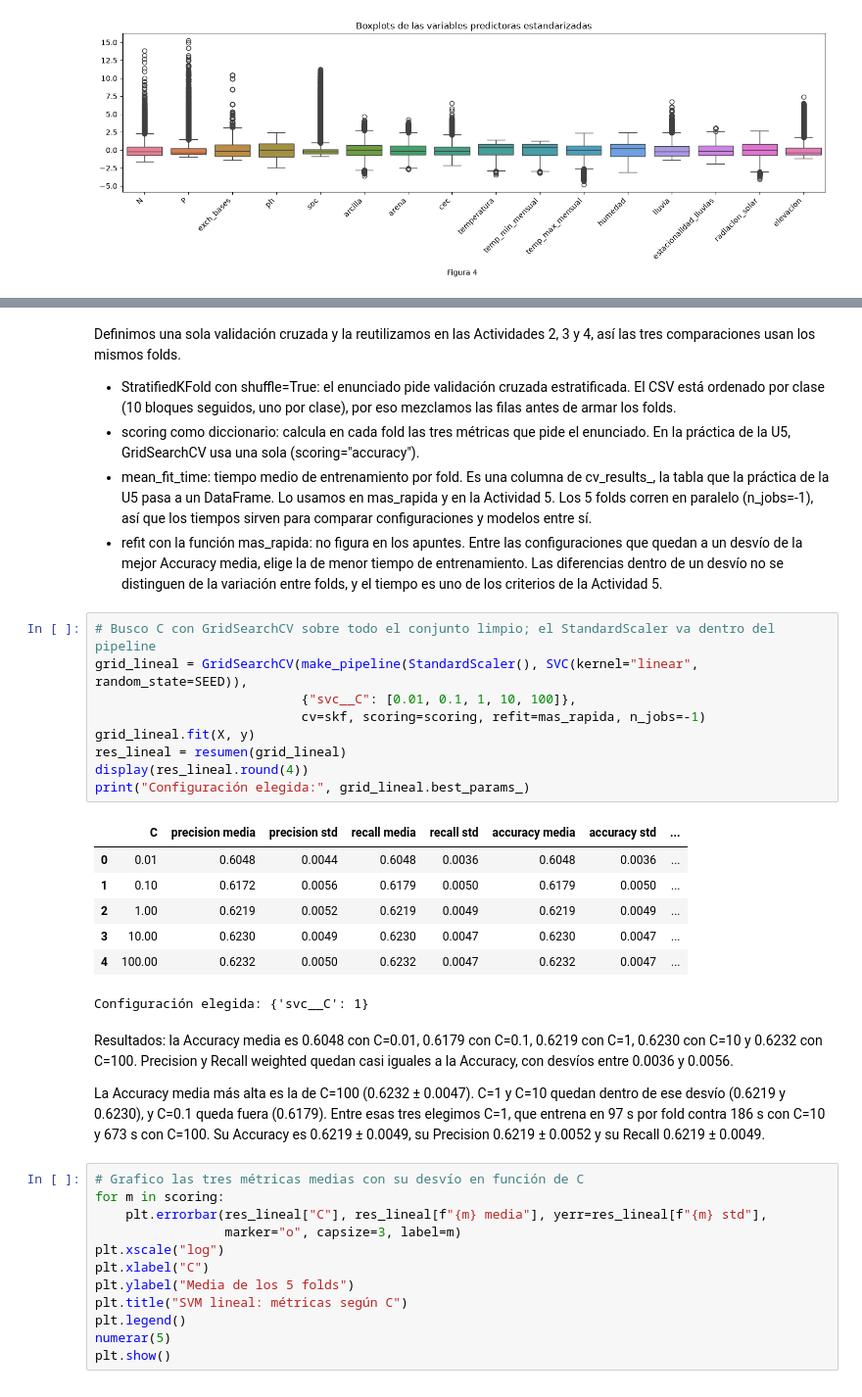
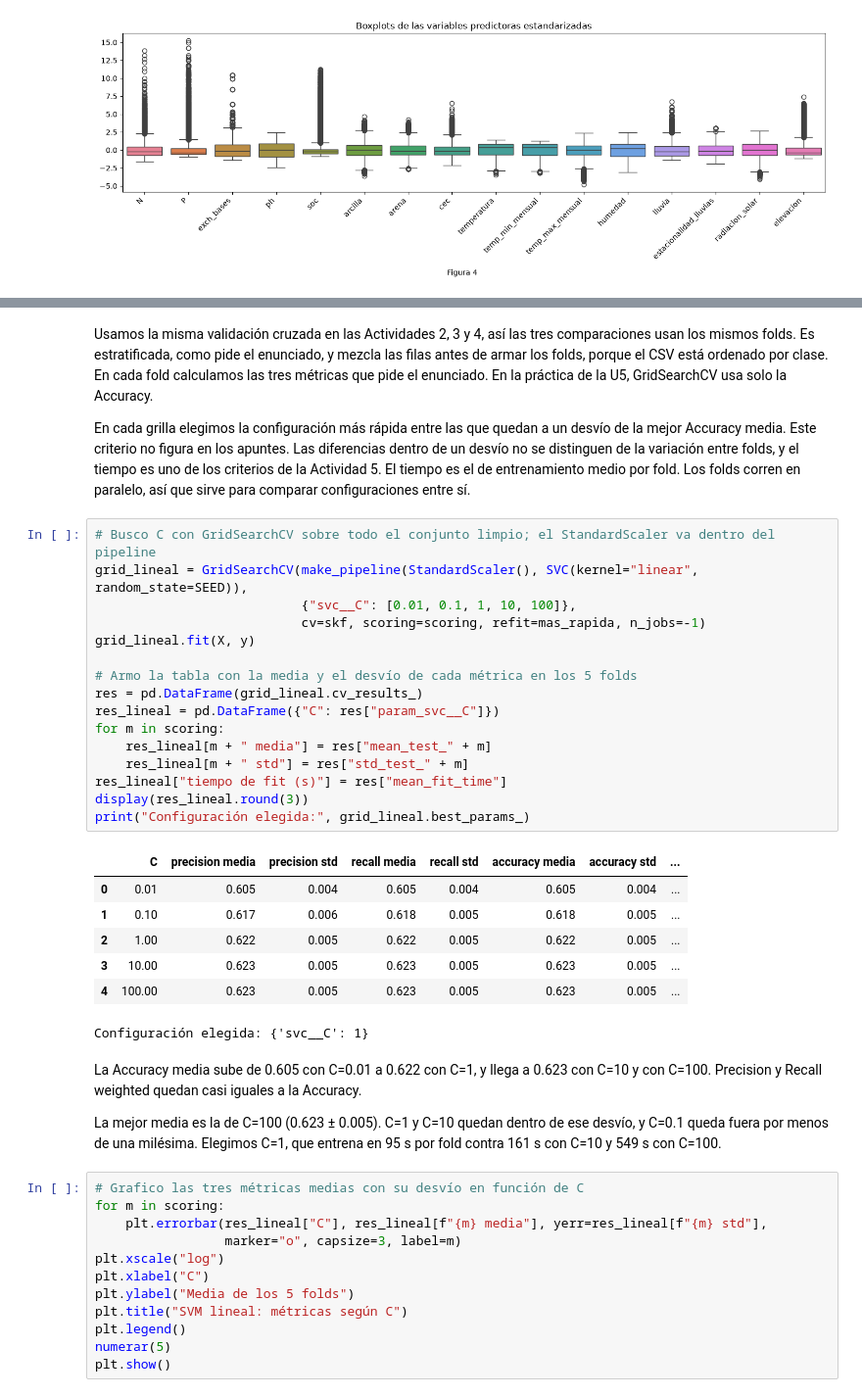
Before and after one commit to winttita/TP_MD_Frank_Winter, a Jupyter notebook: TP3/TP3_MD_Frank_Winter.ipynb, the cells around one changed output, grey strips where cells are left out. Shown at 98% size. Cells and saved outputs as stored; diff of their text form.

```diff
--- a/TP3/TP3_MD_Frank_Winter.ipynb
+++ b/TP3/TP3_MD_Frank_Winter.ipynb
@@ -356,33 +339,37 @@ def mas_rapida(cv_results):
     umbral = res.loc[mejor, "mean_test_accuracy"] - res.loc[mejor, "std_test_accuracy"]
     return res.loc[res["mean_test_accuracy"] >= umbral, "mean_fit_time"].idxmin()
 # %% [markdown]
-Definimos una sola validación cruzada y la reutilizamos en las Actividades 2, 3 y 4, así las tres comparaciones usan los mismos folds.
+Usamos la misma validación cruzada en las Actividades 2, 3 y 4, así las tres comparaciones usan los mismos folds. Es estratificada, como pide el enunciado, y mezcla las filas antes de armar los folds, porque el CSV está ordenado por clase. En cada fold calculamos las tres métricas que pide el enunciado. En la práctica de la U5, GridSearchCV usa solo la Accuracy.
 
-- StratifiedKFold con shuffle=True: el enunciado pide validación cruzada estratificada. El CSV está ordenado por clase (10 bloques seguidos, uno por clase), por eso mezclamos las filas antes de armar los folds.
-- scoring como diccionario: calcula en cada fold las tres métricas que pide el enunciado. En la práctica de la U5, GridSearchCV usa una sola (scoring="accuracy").
-- mean_fit_time: tiempo medio de entrenamiento por fold. Es una columna de cv_results_, la tabla que la práctica de la U5 pasa a un DataFrame. Lo usamos en mas_rapida y en la Actividad 5. Los 5 folds corren en paralelo (n_jobs=-1), así que los tiempos sirven para comparar configuraciones y modelos entre sí.
-- refit con la función mas_rapida: no figura en los apuntes. Entre las configuraciones que quedan a un desvío de la mejor Accuracy media, elige la de menor tiempo de entrenamiento. Las diferencias dentro de un desvío no se distinguen de la variación entre folds, y el tiempo es uno de los criterios de la Actividad 5.
+En cada grilla elegimos la configuración más rápida entre las que quedan a un desvío de la mejor Accuracy media. Este criterio no figura en los apuntes. Las diferencias dentro de un desvío no se distinguen de la variación entre folds, y el tiempo es uno de los criterios de la Actividad 5. El tiempo es el de entrenamiento medio por fold. Los folds corren en paralelo, así que sirve para comparar configuraciones entre sí.
 # %%
 # Busco C con GridSearchCV sobre todo el conjunto limpio; el StandardScaler va dentro del pipeline
 grid_lineal = GridSearchCV(make_pipeline(StandardScaler(), SVC(kernel="linear", random_state=SEED)),
                            {"svc__C": [0.01, 0.1, 1, 10, 100]},
                            cv=skf, scoring=scoring, refit=mas_rapida, n_jobs=-1)
 grid_lineal.fit(X, y)
-res_lineal = resumen(grid_lineal)
-display(res_lineal.round(4))
+
+# Armo la tabla con la media y el desvío de cada métrica en los 5 folds
+res = pd.DataFrame(grid_lineal.cv_results_)
+res_lineal = pd.DataFrame({"C": res["param_svc__C"]})
+for m in scoring:
+    res_lineal[m + " media"] = res["mean_test_" + m]
+    res_lineal[m + " std"] = res["std_test_" + m]
+res_lineal["tiempo de fit (s)"] = res["mean_fit_time"]
+display(res_lineal.round(3))
 print("Configuración elegida:", grid_lineal.best_params_)
 # %% [output]
 |  | C | precision media | precision std | recall media | recall std | accuracy media | accuracy std | ... |
-| 0 | 0.01 | 0.6048 | 0.0044 | 0.6048 | 0.0036 | 0.6048 | 0.0036 | ... |
-| 1 | 0.10 | 0.6172 | 0.0056 | 0.6179 | 0.0050 | 0.6179 | 0.0050 | ... |
-| 2 | 1.00 | 0.6219 | 0.0052 | 0.6219 | 0.0049 | 0.6219 | 0.0049 | ... |
-| 3 | 10.00 | 0.6230 | 0.0049 | 0.6230 | 0.0047 | 0.6230 | 0.0047 | ... |
-| 4 | 100.00 | 0.6232 | 0.0050 | 0.6232 | 0.0047 | 0.6232 | 0.0047 | ... |
+| 0 | 0.01 | 0.605 | 0.004 | 0.605 | 0.004 | 0.605 | 0.004 | ... |
+| 1 | 0.10 | 0.617 | 0.006 | 0.618 | 0.005 | 0.618 | 0.005 | ... |
+| 2 | 1.00 | 0.622 | 0.005 | 0.622 | 0.005 | 0.622 | 0.005 | ... |
+| 3 | 10.00 | 0.623 | 0.005 | 0.623 | 0.005 | 0.623 | 0.005 | ... |
+| 4 | 100.00 | 0.623 | 0.005 | 0.623 | 0.005 | 0.623 | 0.005 | ... |
 Configuración elegida: {'svc__C': 1}
 # %% [markdown]
-Resultados: la Accuracy media es 0.6048 con C=0.01, 0.6179 con C=0.1, 0.6219 con C=1, 0.6230 con C=10 y 0.6232 con C=100. Precision y Recall weighted quedan casi iguales a la Accuracy, con desvíos entre 0.0036 y 0.0056.
+La Accuracy media sube de 0.605 con C=0.01 a 0.622 con C=1, y llega a 0.623 con C=10 y con C=100. Precision y Recall weighted quedan casi iguales a la Accuracy.
 
-La Accuracy media más alta es la de C=100 (0.6232 ± 0.0047). C=1 y C=10 quedan dentro de ese desvío (0.6219 y 0.6230), y C=0.1 queda fuera (0.6179). Entre esas tres elegimos C=1, que entrena en 97 s por fold contra 186 s con C=10 y 673 s con C=100. Su Accuracy es 0.6219 ± 0.0049, su Precision 0.6219 ± 0.0052 y su Recall 0.6219 ± 0.0049.
+La mejor media es la de C=100 (0.623 ± 0.005). C=1 y C=10 quedan dentro de ese desvío, y C=0.1 queda fuera por menos de una milésima. Elegimos C=1, que entrena en 95 s por fold contra 161 s con C=10 y 549 s con C=100.
 # %%
 # Grafico las tres métricas medias con su desvío en función de C
 for m in scoring:
```
Also changed, not shown: parts of 33 cells of this notebook.
